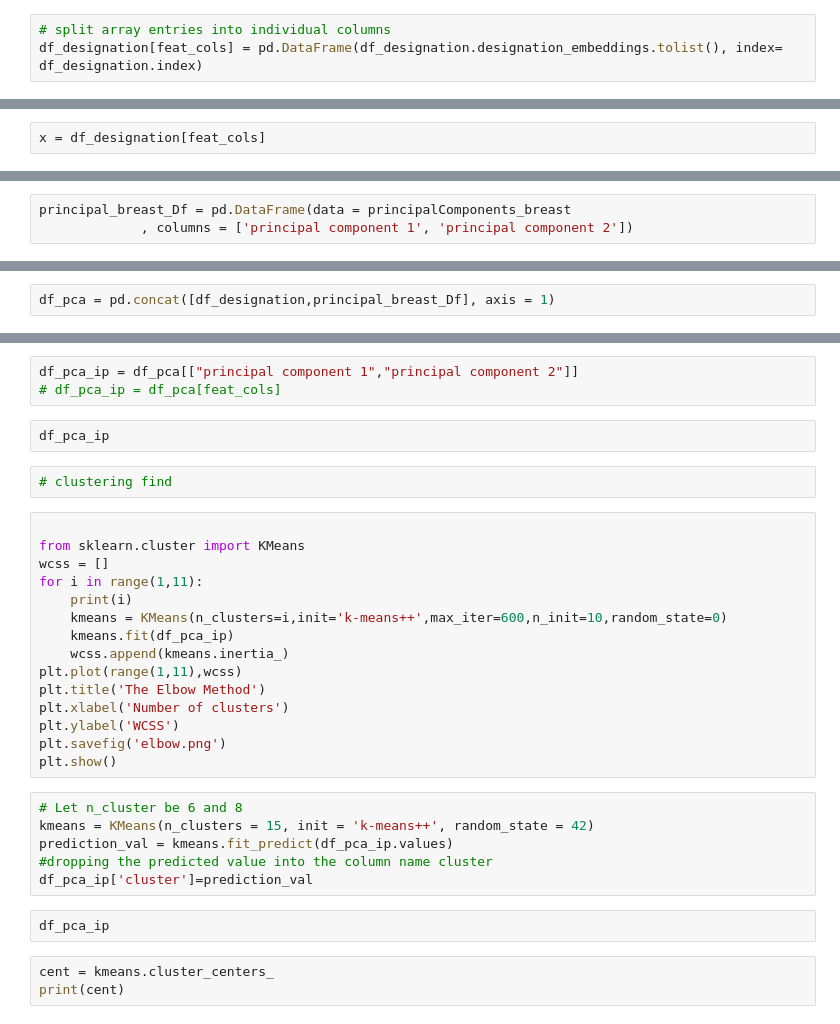
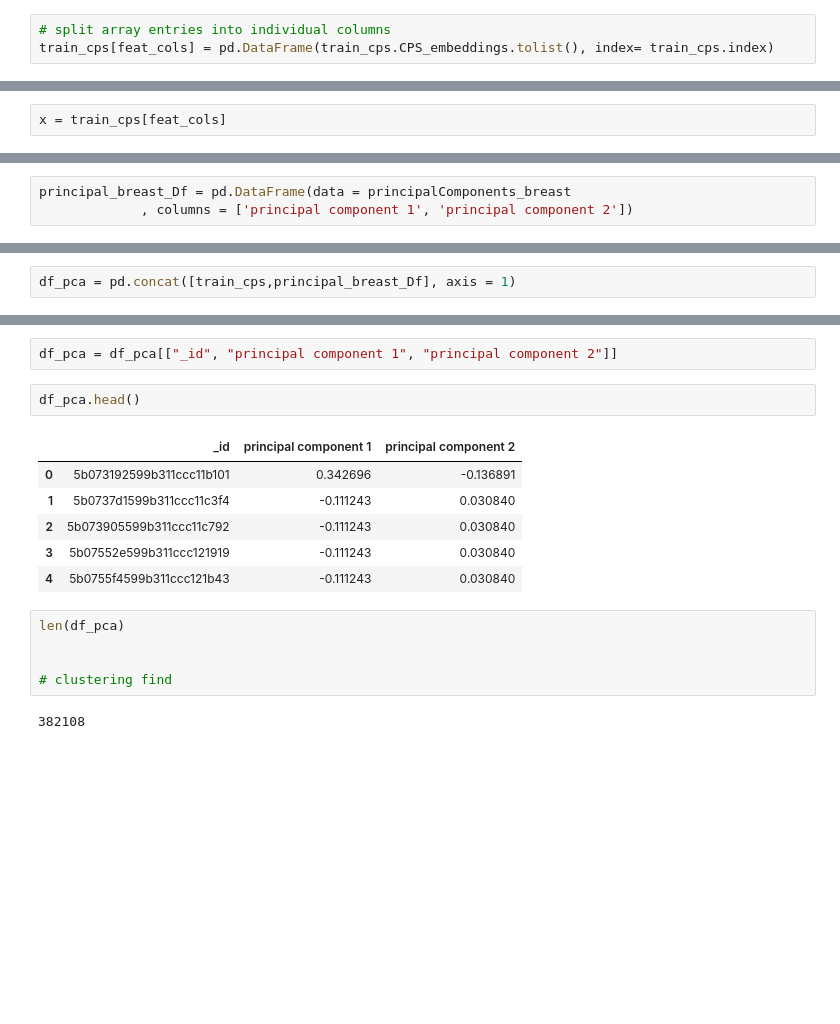
Before and after one commit to mohit-bags/BERT-Notebooks, a Jupyter notebook: Company Sector Determination(Text Classification)/avg_embedding_generation.ipynb, the cells around one changed output, grey strips where cells are left out. Drawn from its saved outputs; the diff is of its cells as text; blank space fills up the shorter version.

```diff
--- a/Company Sector Determination(Text Classification)/avg_embedding_generation.ipynb
+++ b/Company Sector Determination(Text Classification)/avg_embedding_generation.ipynb
@@ -128,3 +184,3 @@ feat_cols = ['feature'+str(i) for i in range(len(df_designation["designation_emb
 # %%
 # split array entries into individual columns
-df_designation[feat_cols] = pd.DataFrame(df_designation.designation_embeddings.tolist(), index= df_designation.index)
+train_cps[feat_cols] = pd.DataFrame(train_cps.CPS_embeddings.tolist(), index= train_cps.index)
@@ -139,6 +201,6 @@ pca_breast = PCA(n_components=2)
 # x = df_ip.loc[:, feat_cols].values
 # x = StandardScaler().fit_transform(x) # normalizing the features
 # %%
-x = df_designation[feat_cols]
+x = train_cps[feat_cols]
 # %%
 np.mean(x),np.std(x)
@@ -154,4 +248,4 @@ principal_breast_Df
 # %%
-df_pca = pd.concat([df_designation,principal_breast_Df], axis = 1)
+df_pca = pd.concat([train_cps,principal_breast_Df], axis = 1)
 # %%
 df_pca.head()
@@ -158,33 +260,18 @@ df_pca.head()
-# %%
-df_pca_ip = df_pca[["principal component 1","principal component 2"]]
-# df_pca_ip = df_pca[feat_cols]
+# %%
+df_pca = df_pca[["_id", "principal component 1", "principal component 2"]]
 # %%
-df_pca_ip
+df_pca.head()
+# %% [output]
+|  | _id | principal component 1 | principal component 2 |
+| 0 | 5b073192599b311ccc11b101 | 0.342696 | -0.136891 |
+| 1 | 5b0737d1599b311ccc11c3f4 | -0.111243 | 0.030840 |
+| 2 | 5b073905599b311ccc11c792 | -0.111243 | 0.030840 |
+| 3 | 5b07552e599b311ccc121919 | -0.111243 | 0.030840 |
+| 4 | 5b0755f4599b311ccc121b43 | -0.111243 | 0.030840 |
 # %%
+len(df_pca)
+
+
 # clustering find
+# %% [output]
+382108
-# %%
-
-from sklearn.cluster import KMeans
-wcss = []
-for i in range(1,11):
-    print(i)
-    kmeans = KMeans(n_clusters=i,init='k-means++',max_iter=600,n_init=10,random_state=0)
-    kmeans.fit(df_pca_ip)
-    wcss.append(kmeans.inertia_)
-plt.plot(range(1,11),wcss)
-plt.title('The Elbow Method')
-plt.xlabel('Number of clusters')
-plt.ylabel('WCSS')
-plt.savefig('elbow.png')
-plt.show()
-# %%
-# Let n_cluster be 6 and 8
-kmeans = KMeans(n_clusters = 15, init = 'k-means++', random_state = 42)
-prediction_val = kmeans.fit_predict(df_pca_ip.values)
-#dropping the predicted value into the column name cluster
-df_pca_ip['cluster']=prediction_val
-# %%
-df_pca_ip
-# %%
-cent = kmeans.cluster_centers_
-print(cent)
```
Also changed, not shown: parts of 37 cells of this notebook, 3 other files.
